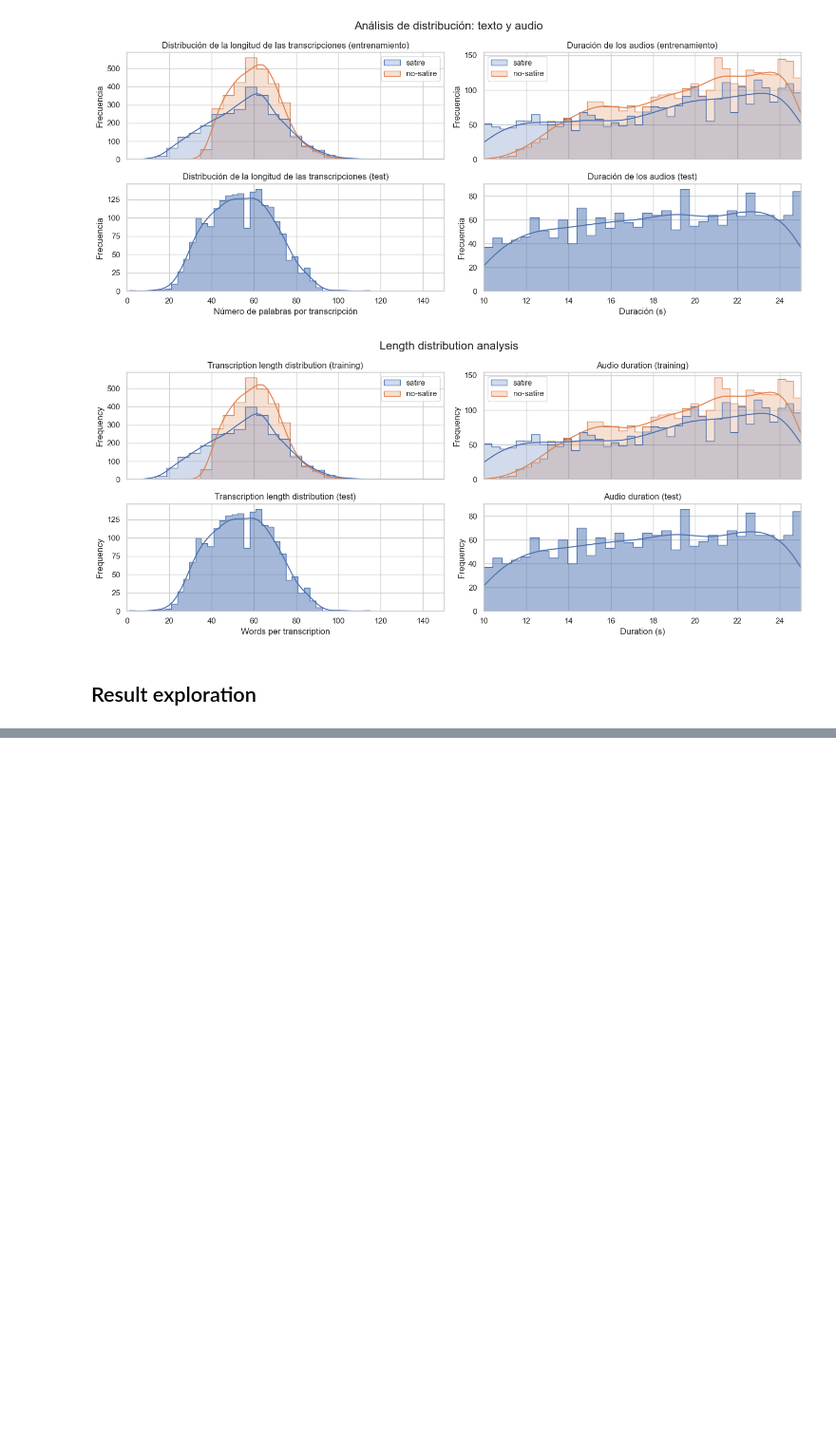
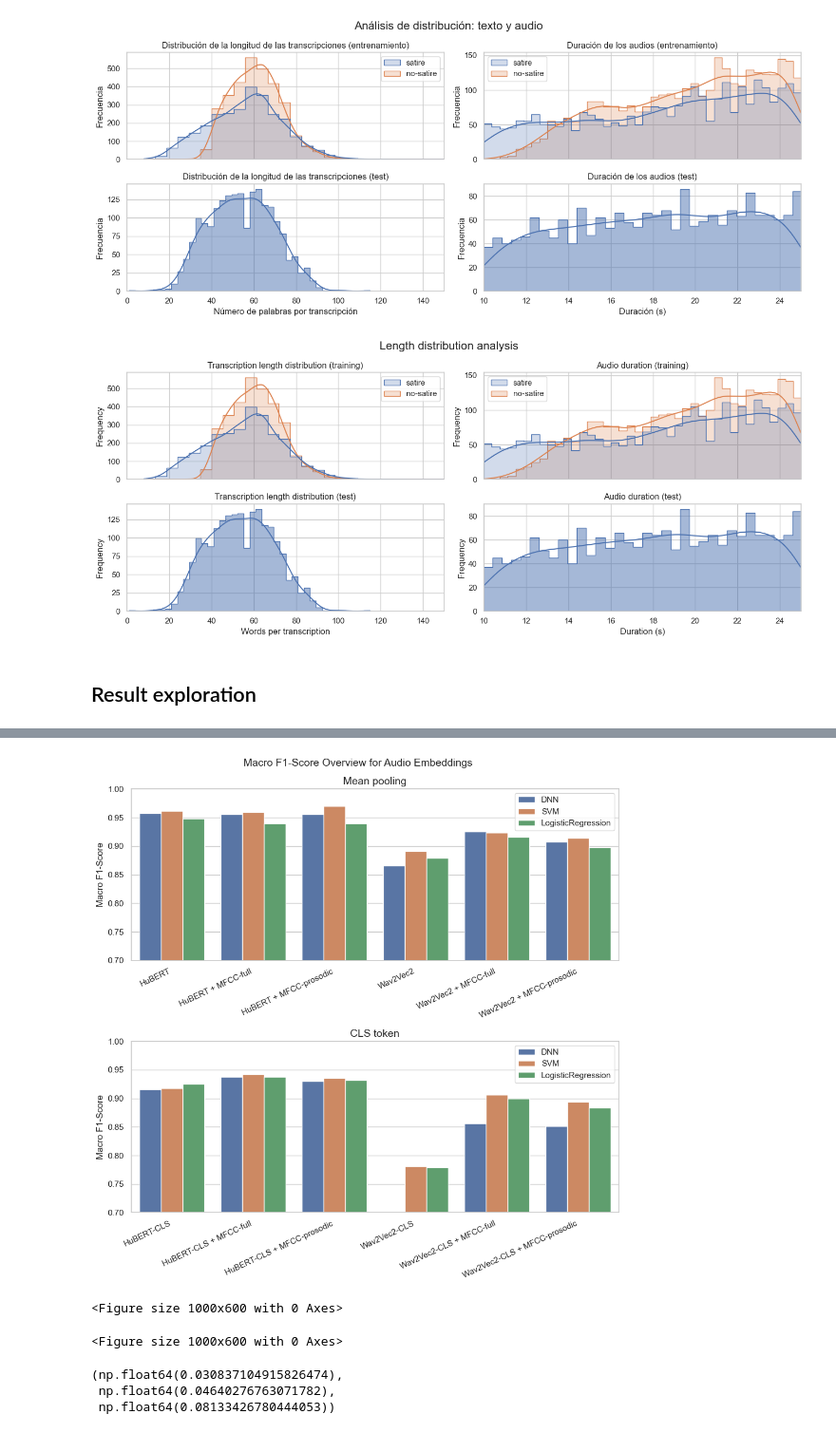
Before and after one commit to valevil27/SatiSPeech-2025, a Jupyter notebook: exploration.ipynb, the cells around one changed output, grey strips where cells are left out. Shown: that part at 95% size. Saved outputs shown, nothing was run; the diff lists cells and outputs as text; code cells hidden in the pictures; blank space fills up the shorter version.

```diff
--- a/exploration.ipynb
+++ b/exploration.ipynb
@@ -306,0 +326,54 @@ plot_f1_overview(
+# %%
+import warnings
+warnings.filterwarnings(action='ignore', category=UserWarning)
+warnings.filterwarnings(action='ignore', category=FutureWarning)
+fig, axes = plt.subplots(2, 1, figsize=(10, 10))
+plot_f1_overview(
+    audio[(audio.name.str.contains("-mean", case=False)) &
+          (~audio.name.str.contains("-stats", case=False)) &
+          (audio.model != "RandomForest")]
+        .apply(lambda x: x.str.replace("-Mean", "") if x.name == "name" else x)
+        .apply(lambda x: x.str.replace("_", " + ") if x.name == "name" else x)
+        .sort_values("name"),
+    "Mean pooling",
+    xticks_rotation=25,
+    ax=axes[0],
+)
+plot_f1_overview(
+    audio[(audio.name.str.contains("-cls", case=False)) &
+          (~audio.name.str.contains("-stats", case=False)) &
+          (audio.model != "RandomForest")]
+        .apply(lambda x: x.str.replace("-cls", "") if x.name == "name" else x)
+        .apply(lambda x: x.str.replace("_", " + ") if x.name == "name" else x)
+        .sort_values("name"),
+    "CLS token",
+    xticks_rotation=25,
+    ax=axes[1],
+)
+axes[0].set_xlabel("")
+axes[1].set_xlabel("")
+fig.suptitle("Macro F1-Score Overview for Audio Embeddings", fontsize=14)
+fig.tight_layout()
+fig.savefig("./WorkingNotes/figures/mono_audio.png", dpi=300)
+plt.show()
+# %% [output]
+[figure, added]
+<Figure size 1000x600 with 0 Axes>
+<Figure size 1000x600 with 0 Axes>
+# %%
+# Diferencias entre modelos
+
+audio["base"] = audio["name"].apply(lambda x: "hubert" if "hubert" in x.lower() else "w2v2")
+audio["token"] = audio["name"].apply(lambda x: "cls" if "cls" in x.lower() else "mean")
+scores = audio.groupby(["base", "token"])["f1score"].mean().reset_index()
+dif_hub = scores.query("base=='hubert' and token== 'mean'")["f1score"].values[0] - \
+scores.query("base=='hubert' and token== 'cls'")["f1score"].values[0]
+dif_mean = scores.query("base=='hubert' and token== 'mean'")["f1score"].values[0] - \
+scores.query("base=='w2v2' and token== 'mean'")["f1score"].values[0]
+dif_cls = scores.query("base=='hubert' and token== 'cls'")["f1score"].values[0] - \
+scores.query("base=='w2v2' and token== 'cls'")["f1score"].values[0]
+dif_hub, dif_mean, dif_cls
+# %% [output]
+(np.float64(0.030837104915826474),
+ np.float64(0.04640276763071782),
+ np.float64(0.08133426780444053))
```
Also changed, not shown: parts of 15 cells of this notebook, 1 other file.
